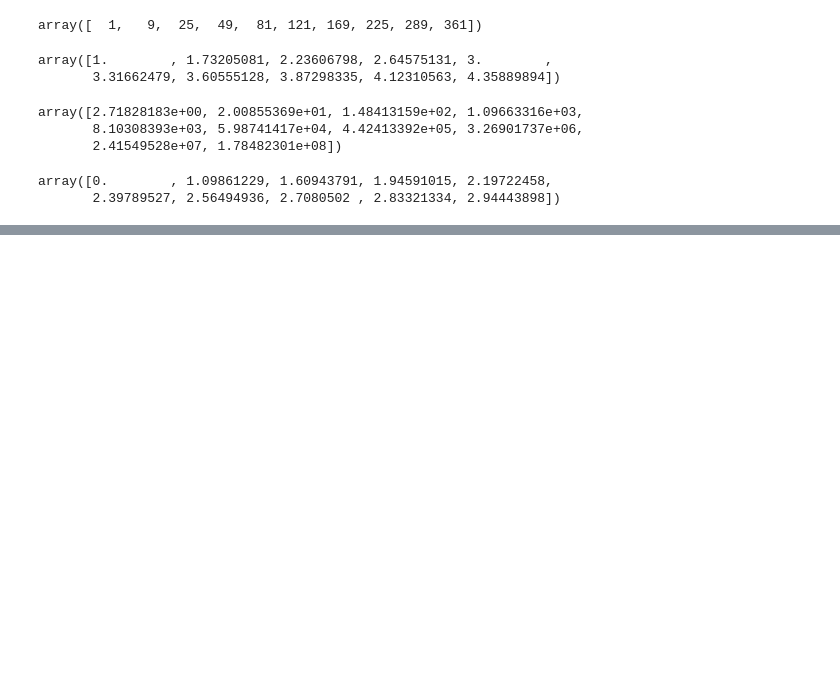
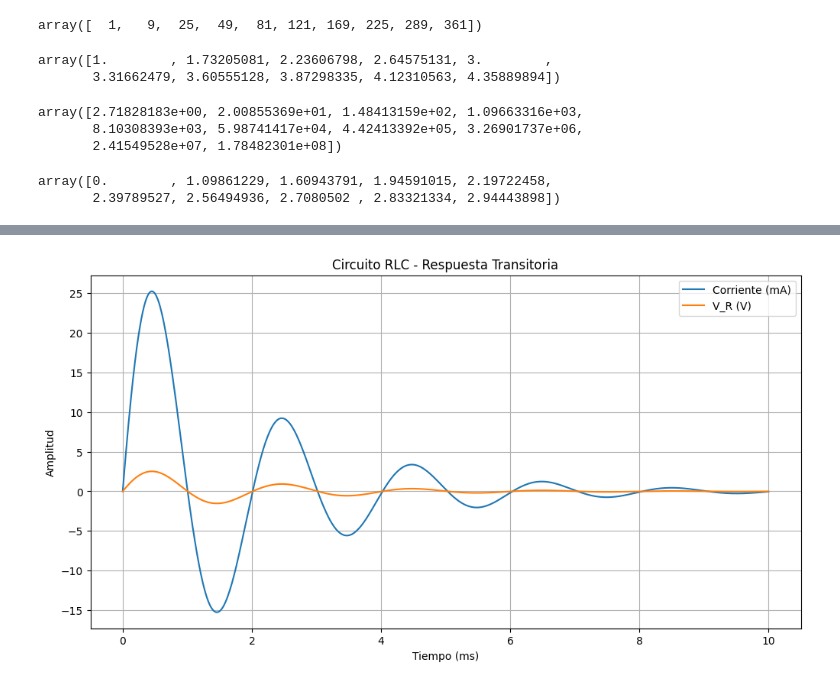
Before and after one commit to juareymal-ui/ML-AI-Lecture-Notes, a Jupyter notebook: 1_Introducci¢n a NumPy.ipynb, the cells around one changed output, grey strips where cells are left out. Drawn from its saved outputs; the diff is of its cells as text; code cells hidden in the pictures; blank space fills up the shorter version.

```diff
--- a/1_Introducci¢n a NumPy.ipynb
+++ b/1_Introducci¢n a NumPy.ipynb
@@ -416,0 +556,38 @@ array([0.        , 1.09861229, 1.60943791, 1.94591015, 2.19722458,
+# %%
+def circuito_rlc():
+    """
+    Analiza un circuito RLC en serie
+    """
+    R = 100  # resistencia (Ω)
+    L = 0.1  # inductancia (H)
+    C = 1e-6  # capacitancia (F)
+    V0 = 10  # voltaje inicial (V)
+
+    # Frecuencia natural y factor de amortiguamiento
+    omega0 = 1 / np.sqrt(L * C)
+    gamma = R / (2 * L)
+    omega_d = np.sqrt(omega0**2 - gamma**2)
+
+    t = np.linspace(0, 0.01, 1000)
+
+    # Corriente (caso subamortiguado)
+    if gamma < omega0:
+        I = (V0 / (omega_d * L)) * np.exp(-gamma * t) * np.sin(omega_d * t)
+
+    # Voltajes
+    V_R = R * I
+    V_L = L * np.gradient(I, t)
+    V_C = V0 - np.trapz(I, t, axis=0) / C
+
+    plt.figure(figsize=(12, 6))
+    plt.plot(t * 1000, I * 1000, label='Corriente (mA)')
+    plt.plot(t * 1000, V_R, label='V_R (V)')
+    plt.xlabel('Tiempo (ms)')
+    plt.ylabel('Amplitud')
+    plt.title('Circuito RLC - Respuesta Transitoria')
+    plt.legend()
+    plt.grid(True)
+    plt.show()
+circuito_rlc()
+# %% [output]
+[figure, added]
```
Also changed, not shown: parts of 9 cells of this notebook.
